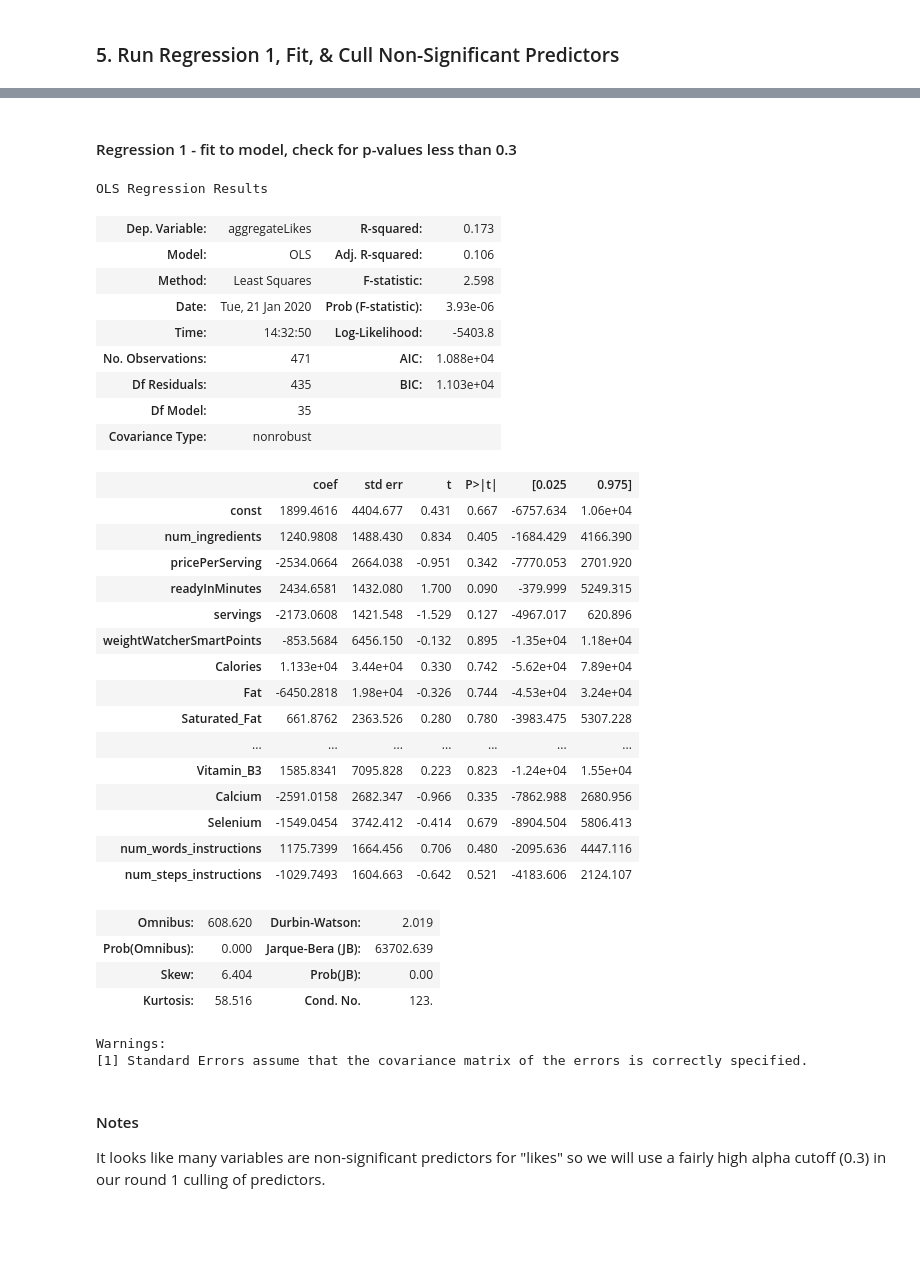
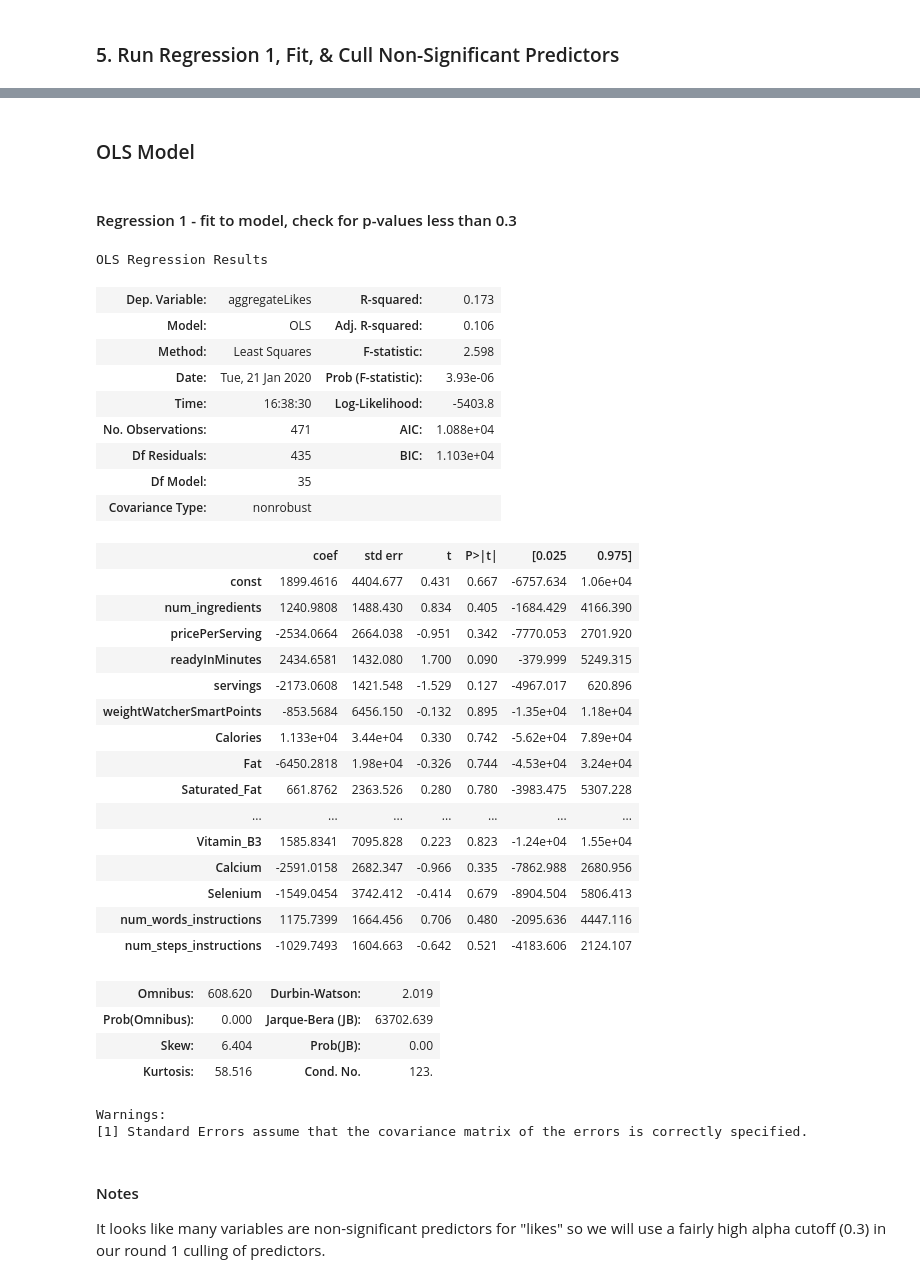
Before and after one commit to alexwcheng/recipe-webpage-ads, a Jupyter notebook: Jupyter_Notebooks/Modeling - Alex.ipynb, the cells around one changed output, grey strips where cells are left out. Saved outputs shown, nothing was run; the diff lists cells and outputs as text; code cells hidden in the pictures; blank space fills up the shorter version.

Commit message:
modeling notebook updated.

```diff
--- a/Jupyter_Notebooks/Modeling - Alex.ipynb
+++ b/Jupyter_Notebooks/Modeling - Alex.ipynb
@@ -100,0 +105,15 @@ ___
+# %%
+lasso = Lasso(alpha = 0.05, max_iter=10000)
+lasso.fit(x_train, y_train)
+# sample_models['lasso'] = lasso
+# y_lasso_test.append(lasso.score(X_test, y_test))
+
+lasso_coefficients = dict(zip(x_variables, list(lasso.coef_)))
+display('lasso coefficients')
+display(lasso_coefficients)
+
+display('lasso train score')
+display(lasso.score(x_train, y_train))
+
+display('lasso test score')
+display(lasso.score(x_test, y_test))
@@ -100,0 +145,13 @@ ___
+# %%
+ridge = Ridge(alpha = .05, max_iter= 10000)
+ridge.fit(x_train, y_train)
+
+ridge_coefficients = dict(zip(x_variables, list(ridge.coef_)))
+display('ridge coefficients')
+display(ridge_coefficients)
+
+display('lasso train score')
+display(ridge.score(x_train, y_train))
+
+display('lasso test score')
+display(ridge.score(x_test, y_test))
@@ -101,19 +181,21 @@ ___
+# %% [markdown]
+### OLS Model
 # %% [markdown]
 #### Regression 1 - fit to model, check for p-values less than 0.3
 # %%
 x = x_train #predictor variables
 y = y_train #target variable
 x = sm.add_constant(x) #add (1) as the constant since we are using statsmodels
-lr = sm.OLS(y, x, hasconst= True) #assign to the x and y variables with constant to the sm.OLS() function
-results = lr.fit() #assign the result of the OLS to fit the data
-results.summary() #show the summary
+model = sm.OLS(y, x).fit() #assign to the x and y variables with constant to the sm.OLS() function and fit the data
+predictions = model.predict(x)#assign the result of the OLS to predict the data
+model.summary()#show the summary
 # %% [output]
 OLS Regression Results
 | Dep. Variable: | aggregateLikes | R-squared: | 0.173 |
 | Model: | OLS | Adj. R-squared: | 0.106 |
 | Method: | Least Squares | F-statistic: | 2.598 |
 | Date: | Tue, 21 Jan 2020 | Prob (F-statistic): | 3.93e-06 |
-| Time: | 14:32:50 | Log-Likelihood: | -5403.8 |
+| Time: | 16:38:30 | Log-Likelihood: | -5403.8 |
 | No. Observations: | 471 | AIC: | 1.088e+04 |
 | Df Residuals: | 435 | BIC: | 1.103e+04 |
 | Df Model: | 35 |  |  |
```
Also changed, not shown: parts of 86 cells of this notebook.
